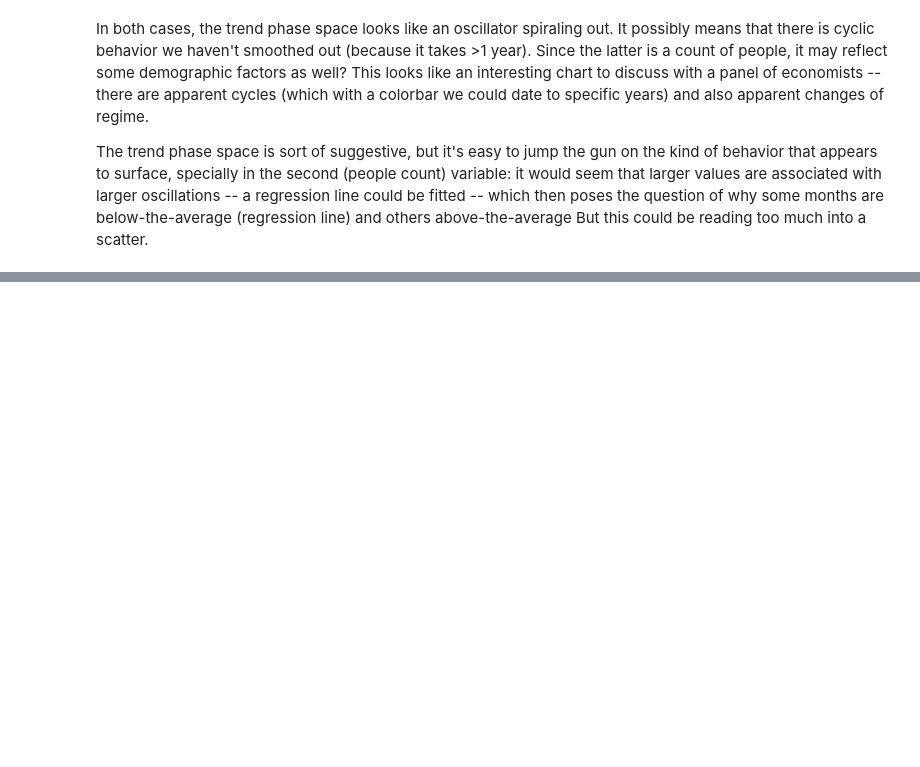
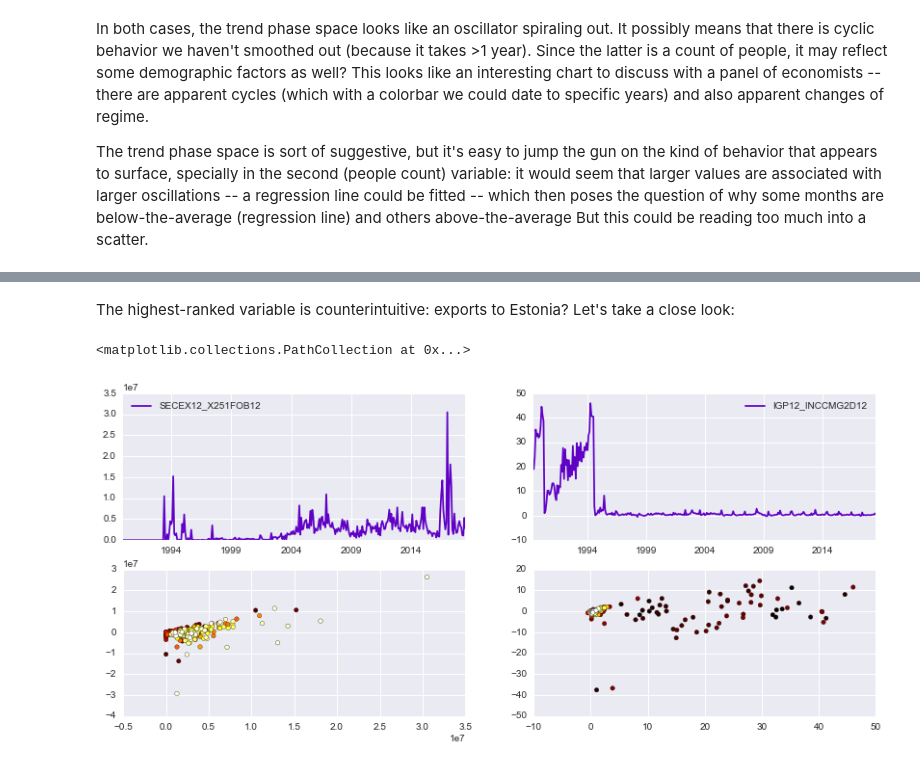
Before and after one commit to asemic-horizon/macro-phase-space, a Jupyter notebook: first steps.ipynb, the cells around one changed output, grey strips where cells are left out. Drawn from its saved outputs; the diff is of its cells as text; code cells hidden in the pictures; blank space fills up the shorter version.

```diff
--- a/first steps.ipynb
+++ b/first steps.ipynb
@@ -166,0 +213,5 @@ The trend phase space is sort of suggestive, but it's easy to jump the gun on th
+# %%
+def real_name(x): return simple_freq[simple_freq['SERCODIGO'] == x]['SERNOME'].values[0]
+centrality = nx.pagerank(G)
+top_10 = sorted([(varlist[i],x) for i,x in enumerate(centrality)], key =lambda x:-x[1])[:10]
+[(real_name(x),v) for x,v in top_10]
@@ -166,0 +232,12 @@ The trend phase space is sort of suggestive, but it's easy to jump the gun on th
+# %% [markdown]
+The highest-ranked variable is counterintuitive: exports to Estonia? Let's take a close look:
+# %%
+fig, ax = plt.subplots(figsize=(14,6), ncols=2, nrows=2)
+top1, top2 = fixed_series(top_10[0][0]), fixed_series(top_10[1][0])
+top1.plot(ax=ax[0][0])
+top2.plot(ax=ax[0][1])
+phase_plot(top1, ax = ax[1][0])
+phase_plot(top2, ax = ax[1][1])
+# %% [output]
+<matplotlib.collections.PathCollection at 0x...>
+[figure, added]
```
Also changed, not shown: parts of 21 cells of this notebook.
